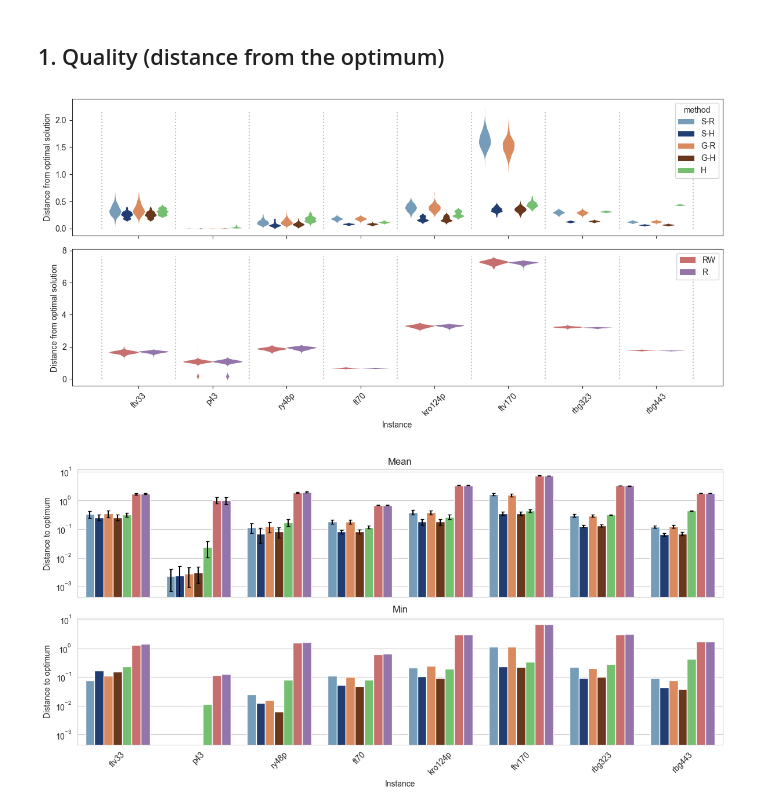
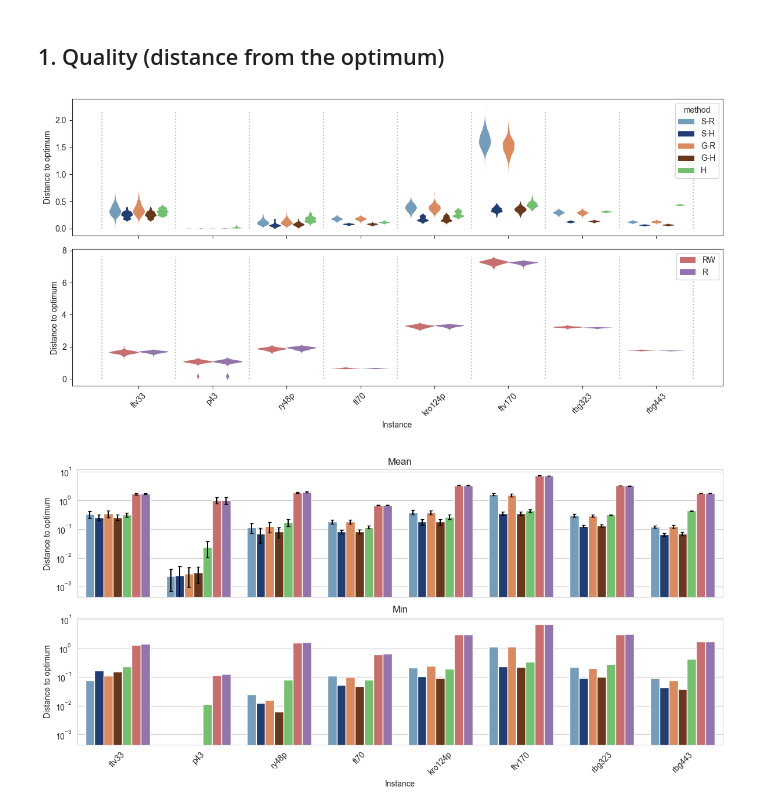
Before and after one commit to ja-nina/BioInspiredAlgosAndModels, a Jupyter notebook: reports/first_viz.ipynb, the cells around one changed output. Drawn from its saved outputs; the diff is of its cells as text; code cells hidden in the pictures.

```diff
--- a/reports/first_viz.ipynb
+++ b/reports/first_viz.ipynb
@@ -164,18 +164,18 @@ sns.set_style("ticks")
 # %%
 fig, axs = plt.subplots(2, 1, figsize=(12, 6), sharex=True)
 plot_violin_by_attr(all_res_df, [*LS_METHODS, *LS_NN_METHODS, "H"], selected_instances, "distance", axs[0])
 plot_violin_by_attr(all_res_df, RANDOM_METHODS, selected_instances, "distance", axs[1])
 axs[0].set_xlabel("")
-axs[0].set_ylabel("Distance from optimal solution")
-axs[1].set_ylabel("Distance from optimal solution")
+axs[0].set_ylabel("Distance to optimum")
+axs[1].set_ylabel("Distance to optimum")
 axs[1].set_xlabel("Instance")
 axs[1].legend()
 
 plt.tight_layout()
 plt.savefig("plots/1/violin_distance.png")
 plt.show()
 # %% [output]
-[figure, old version]
+[figure, new version]
 # %%
 with sns.axes_style("whitegrid"):
     fig, axs = plt.subplots(2, 1, figsize=(12, 6), sharey=True, sharex=True)
```
